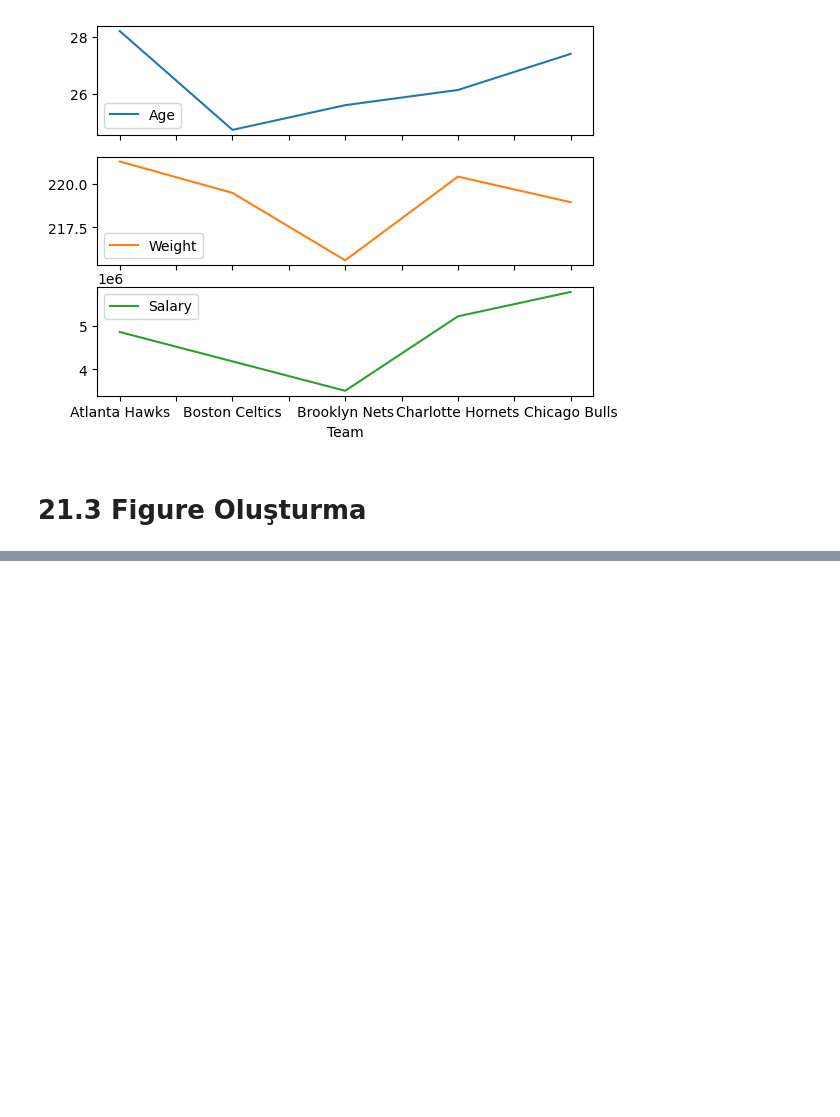
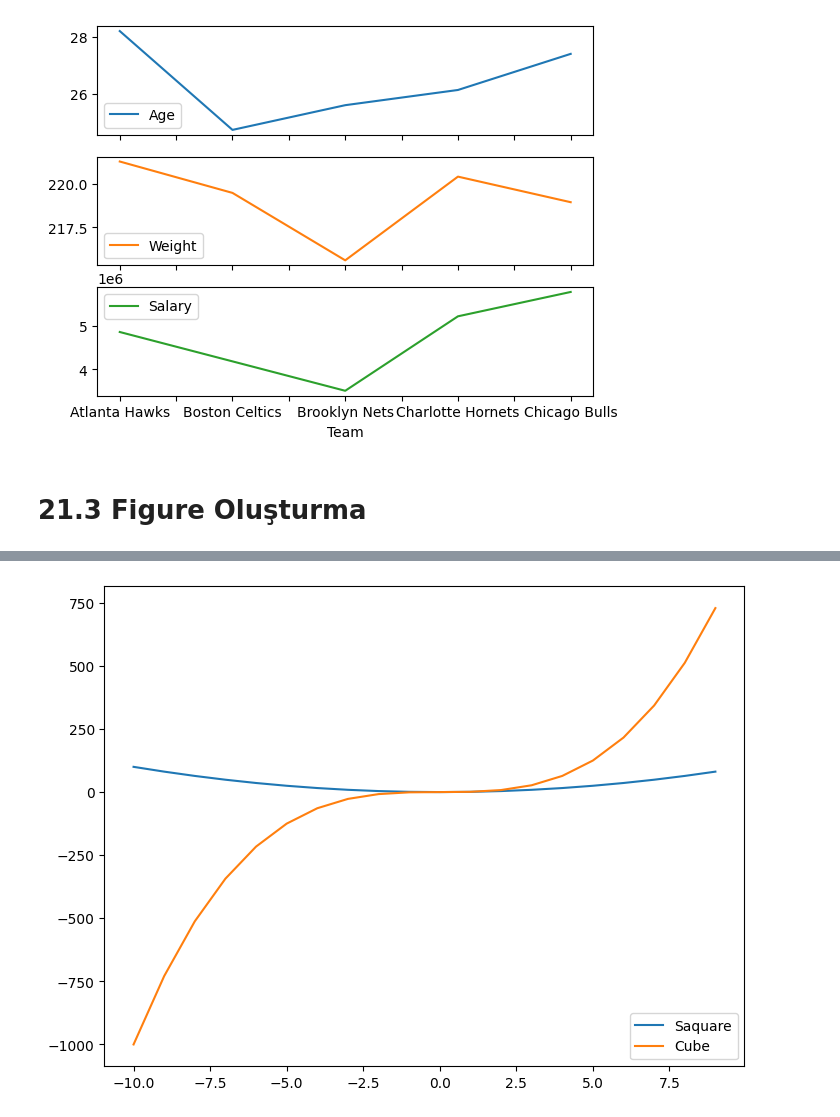
Before and after one commit to muhammetfurkanaltin/Course, a Jupyter notebook: Python/21.Veri Görselletirme/Matplotlib.ipynb, the cells around one changed output, grey strips where cells are left out. Saved outputs shown, nothing was run; the diff lists cells and outputs as text; code cells hidden in the pictures; blank space fills up the shorter version.

```diff
--- a/Python/21.Veri Görselletirme/Matplotlib.ipynb
+++ b/Python/21.Veri Görselletirme/Matplotlib.ipynb
@@ -99,0 +125,18 @@ plt.show()
+# %%
+import matplotlib.pyplot as plt
+import numpy as np
+
+x = np.linspace(-10,9,20)
+y = x ** 3
+z = x ** 2
+figure = plt.figure()
+axes = figure.add_axes([0,0,1,1])
+
+axes.plot(x,z,label = "Saquare")
+axes.plot(x,y,label = "Cube")
+
+axes.legend(loc=4)
+
+plt.show()
+# %% [output]
+[figure, added]
```
Also changed, not shown: parts of 8 cells of this notebook, 3 other files.
